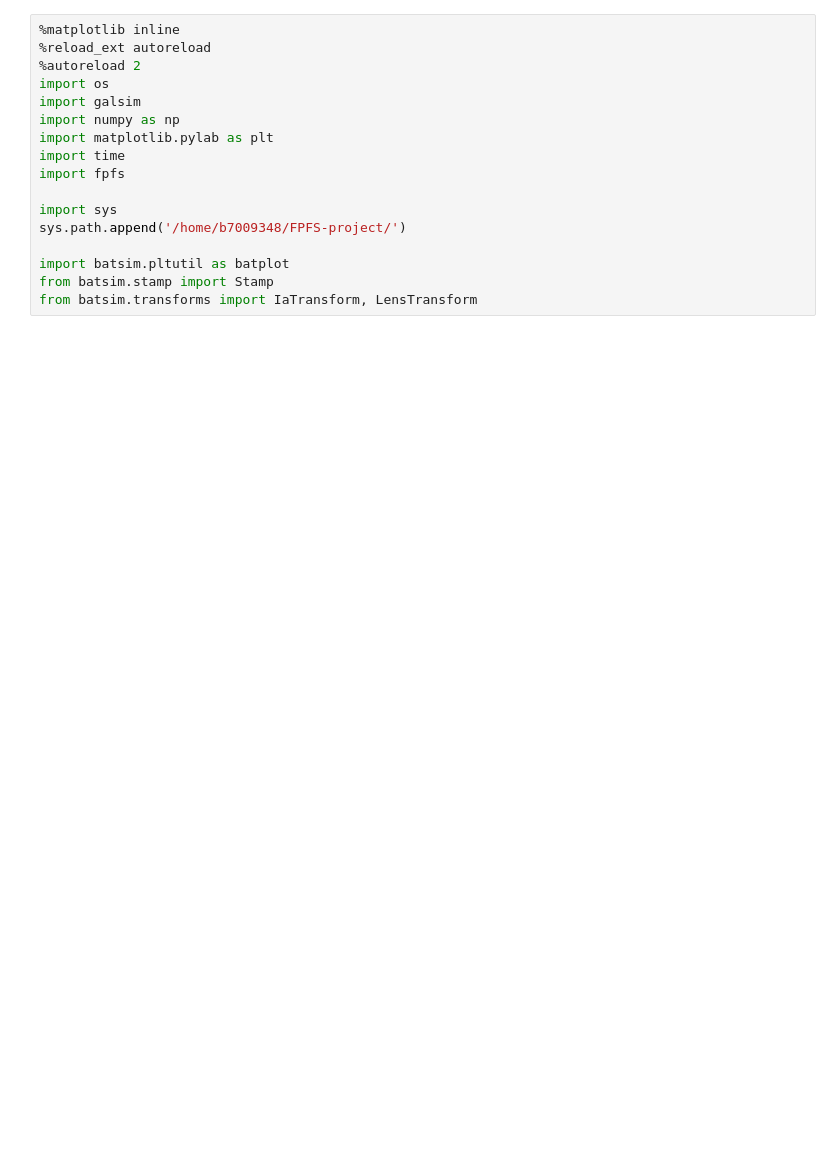
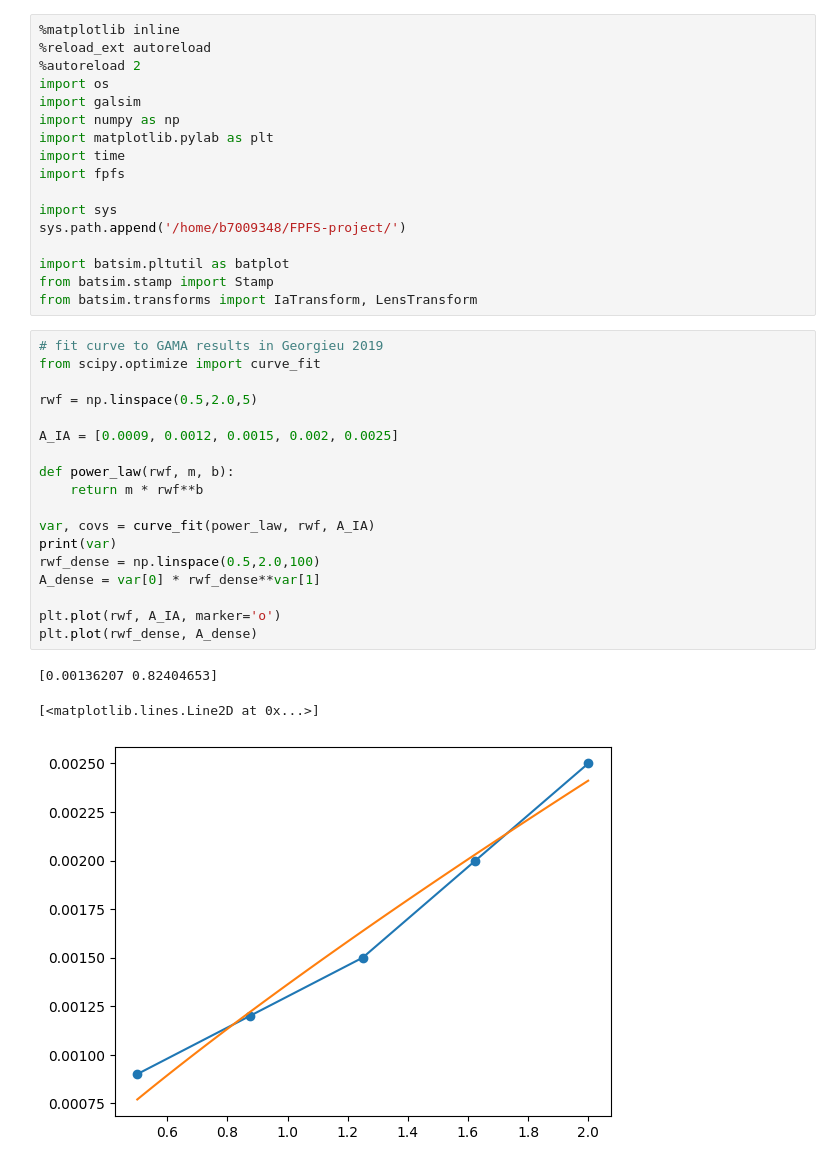
Before and after one commit to CMacM/BATSim, a Jupyter notebook: notebooks/radial_IA_example.ipynb, the cells around one changed output. Saved outputs shown, nothing was run; the diff lists cells and outputs as text; blank space fills up the shorter version.

```diff
--- a/notebooks/radial_IA_example.ipynb
+++ b/notebooks/radial_IA_example.ipynb
@@ -15,6 +15,28 @@ sys.path.append('/home/b7009348/FPFS-project/')
 import batsim.pltutil as batplot
 from batsim.stamp import Stamp
 from batsim.transforms import IaTransform, LensTransform
+# %%
+# fit curve to GAMA results in Georgieu 2019
+from scipy.optimize import curve_fit
+
+rwf = np.linspace(0.5,2.0,5)
+
+A_IA = [0.0009, 0.0012, 0.0015, 0.002, 0.0025]
+
+def power_law(rwf, m, b):
+    return m * rwf**b
+
+var, covs = curve_fit(power_law, rwf, A_IA)
+print(var)
+rwf_dense = np.linspace(0.5,2.0,100)
+A_dense = var[0] * rwf_dense**var[1]
+
+plt.plot(rwf, A_IA, marker='o')
+plt.plot(rwf_dense, A_dense)
+# %% [output]
+[0.00136207 0.82404653]
+[<matplotlib.lines.Line2D at 0x...>]
+[figure, added]
 # %%
 ## create a galaxy with raidall dependent shear
 flux = 40
```
Also changed, not shown: parts of 4 cells of this notebook, 3 other files.
